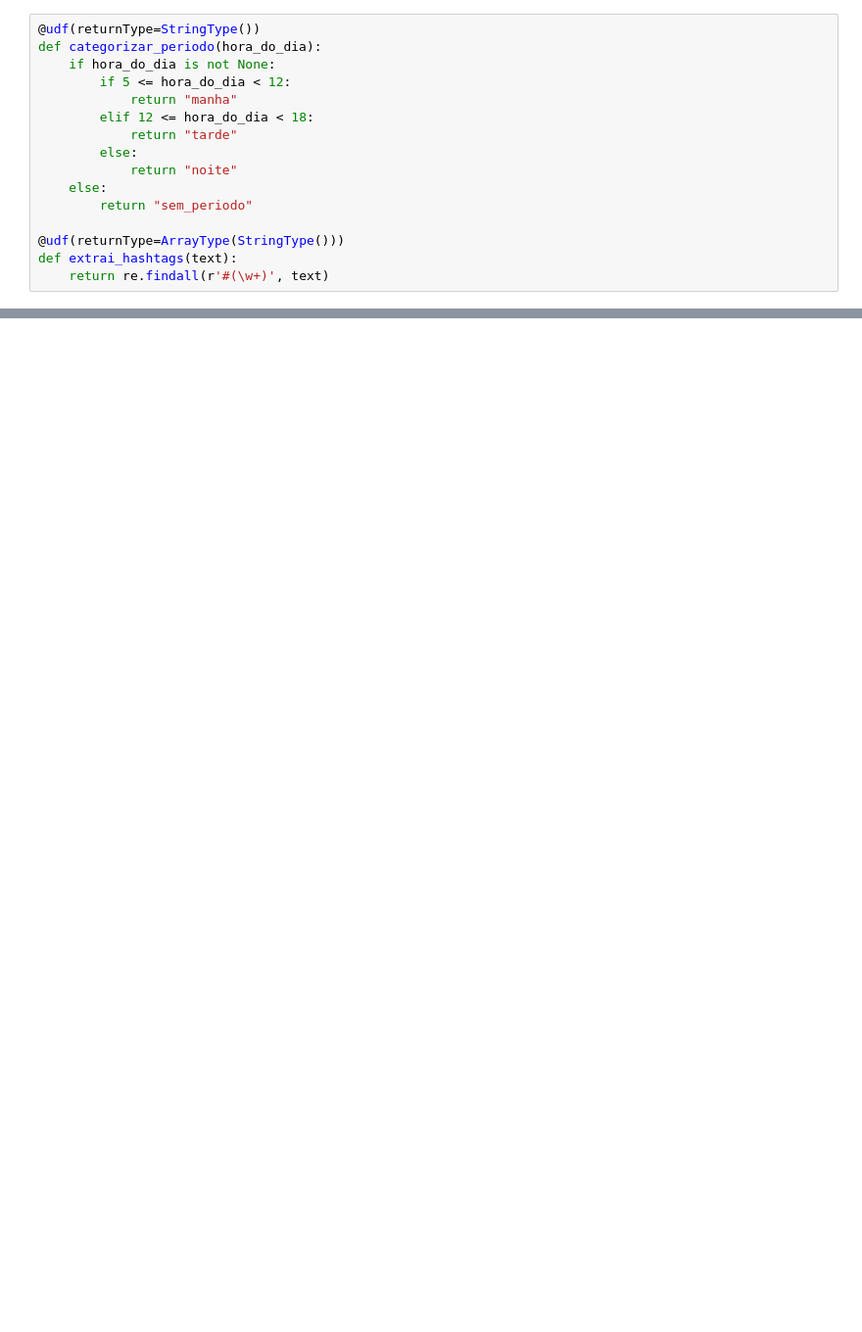
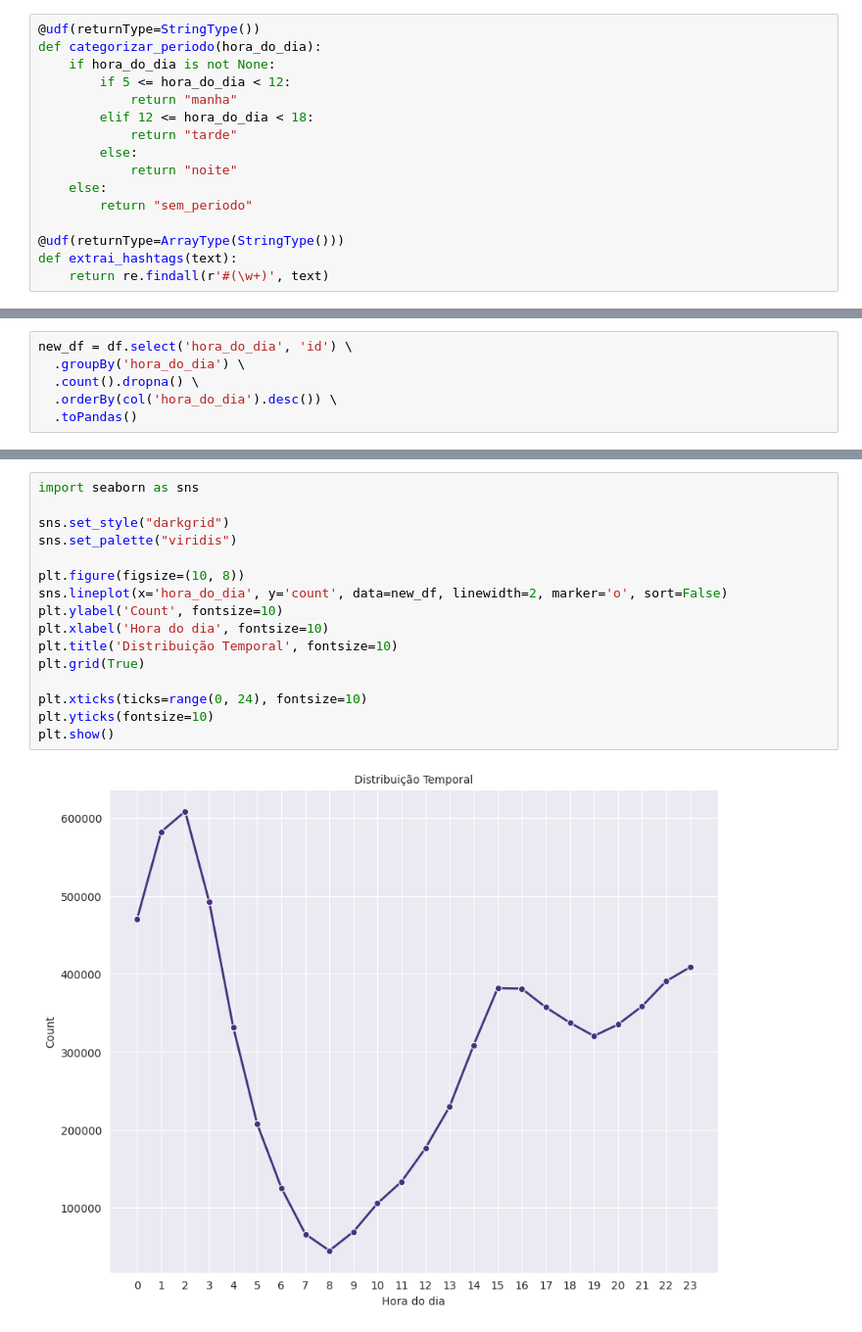
Before and after one commit to thomz2/big-data-spark, a Jupyter notebook: analysis/election_campaign/hashtags_and_tweets.ipynb, the cells around one changed output, grey strips where cells are left out. Shown at 98% size. Saved outputs shown, nothing was run; the diff lists cells and outputs as text; blank space fills up the shorter version.

```diff
--- a/analysis/election_campaign/hashtags_and_tweets.ipynb
+++ b/analysis/election_campaign/hashtags_and_tweets.ipynb
@@ -208,0 +218,6 @@ for i, periodo in enumerate(periodos):
+# %%
+new_df = df.select('hora_do_dia', 'id') \
+  .groupBy('hora_do_dia') \
+  .count().dropna() \
+  .orderBy(col('hora_do_dia').desc()) \
+  .toPandas()
@@ -208,0 +244,18 @@ for i, periodo in enumerate(periodos):
+# %%
+import seaborn as sns
+
+sns.set_style("darkgrid")
+sns.set_palette("viridis")
+
+plt.figure(figsize=(10, 8))
+sns.lineplot(x='hora_do_dia', y='count', data=new_df, linewidth=2, marker='o', sort=False)
+plt.ylabel('Count', fontsize=10)
+plt.xlabel('Hora do dia', fontsize=10)
+plt.title('Distribuição Temporal', fontsize=10)
+plt.grid(True)
+
+plt.xticks(ticks=range(0, 24), fontsize=10)
+plt.yticks(fontsize=10)
+plt.show()
+# %% [output]
+[figure, added]
```
Also changed, not shown: parts of 31 cells of this notebook, 1 other file.
